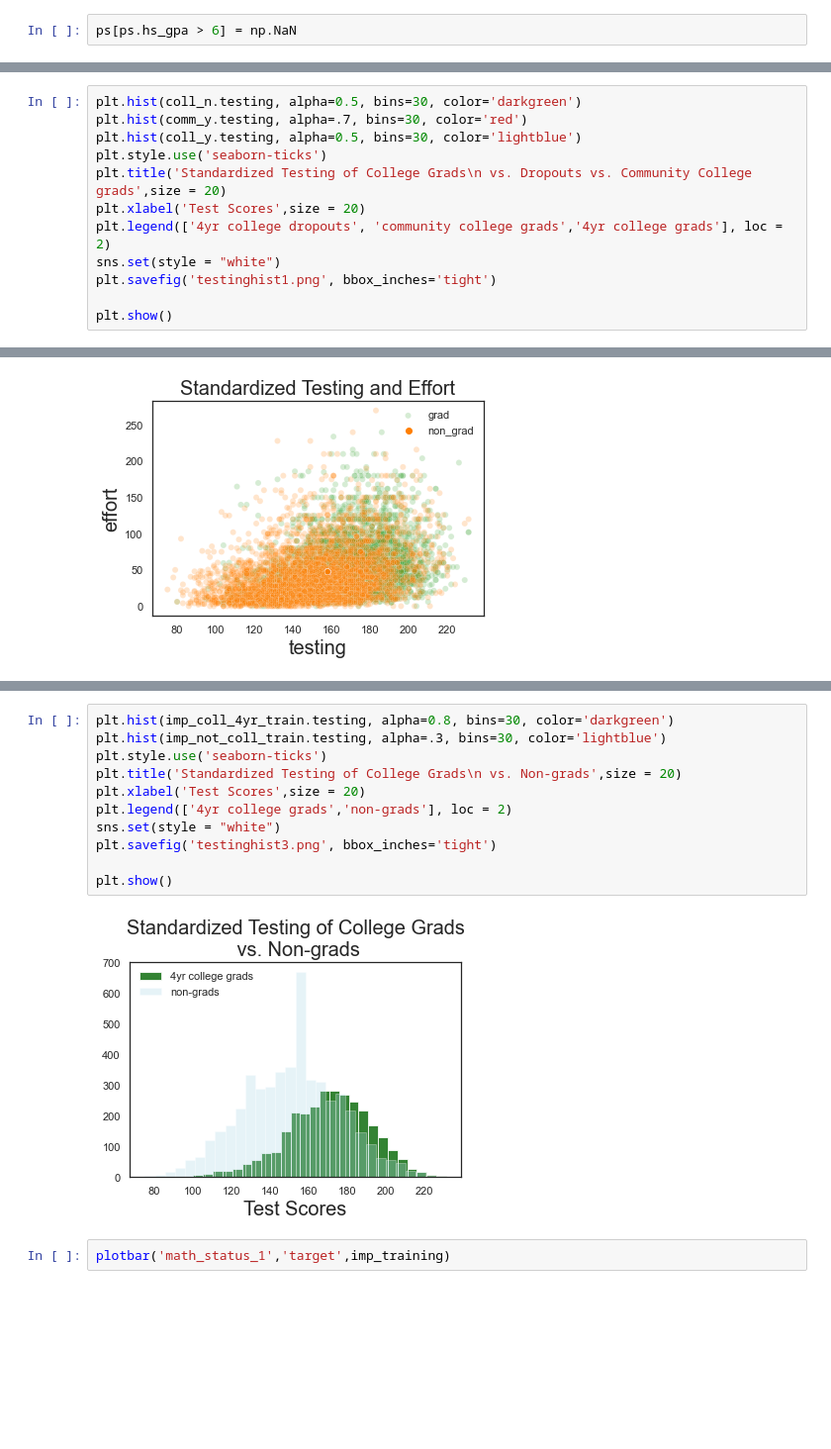
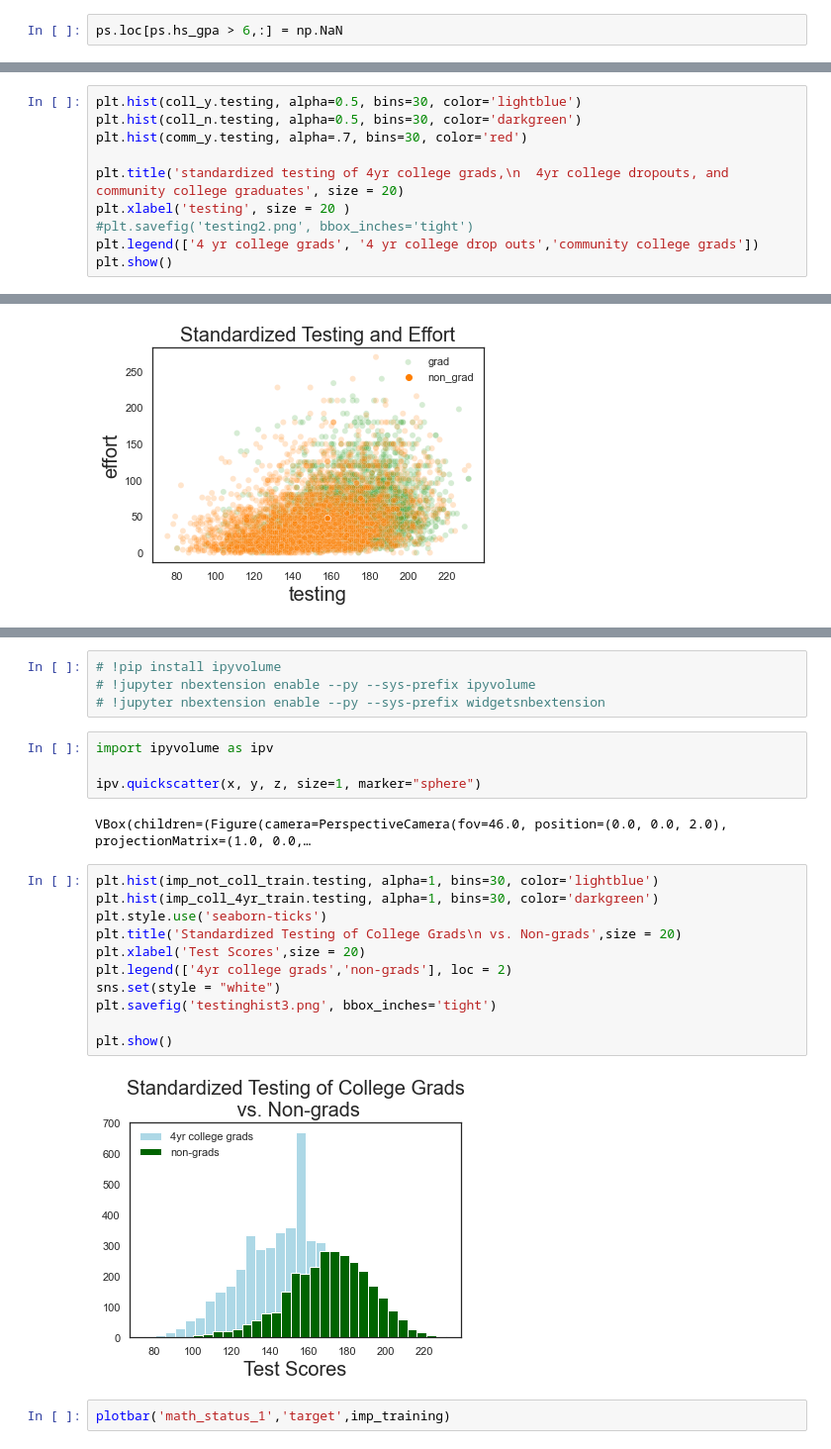
Before and after one commit to eonslemp/ML_assisted_college_advising, a Jupyter notebook: code/final_notebook.ipynb, the cells around one changed output, grey strips where cells are left out. Shown at 99% size. Saved outputs shown, nothing was run; the diff lists cells and outputs as text; blank space fills up the shorter version.

```diff
--- a/code/final_notebook.ipynb
+++ b/code/final_notebook.ipynb
@@ -182,5 +182,5 @@ Name: hs_gpa, dtype: int64
 # %% [markdown]
 for 'hs_gpa' value counts over '6' are NaN
 # %%
-ps[ps.hs_gpa > 6] = np.NaN
+ps.loc[ps.hs_gpa > 6,:] = np.NaN
 # %% [output]
@@ -483,15 +486,13 @@ standardized testing mean for trade school dropouts is: 132.7
 I was surprised to see such a large gap in standardized testing between 4yr college dropouts and community college graduates.  College graduates have standardized testing about 1 standard deviation above community college graduates.
 Also surprised to see how close the standardized testing is for community college grads vs. dropouts and trade school grads vs dropouts.
 # %%
+plt.hist(coll_y.testing, alpha=0.5, bins=30, color='lightblue')
 plt.hist(coll_n.testing, alpha=0.5, bins=30, color='darkgreen')
 plt.hist(comm_y.testing, alpha=.7, bins=30, color='red')
-plt.hist(coll_y.testing, alpha=0.5, bins=30, color='lightblue')
-plt.style.use('seaborn-ticks')
-plt.title('Standardized Testing of College Grads\n vs. Dropouts vs. Community College grads',size = 20)
-plt.xlabel('Test Scores',size = 20)
-plt.legend(['4yr college dropouts', 'community college grads','4yr college grads'], loc = 2)
-sns.set(style = "white")
-plt.savefig('testinghist1.png', bbox_inches='tight')
 
+plt.title('standardized testing of 4yr college grads,\n  4yr college dropouts, and community college graduates', size = 20)
+plt.xlabel('testing', size = 20 )
+#plt.savefig('testing2.png', bbox_inches='tight')
+plt.legend(['4 yr college grads', '4 yr college drop outs','community college grads'])
 plt.show()
 # %% [output]
@@ -776,16 +897,26 @@ plt.show()
+# %%
+# !pip install ipyvolume
+# !jupyter nbextension enable --py --sys-prefix ipyvolume
+# !jupyter nbextension enable --py --sys-prefix widgetsnbextension
+# %%
+import ipyvolume as ipv
+
+ipv.quickscatter(x, y, z, size=1, marker="sphere")
+# %% [output]
+VBox(children=(Figure(camera=PerspectiveCamera(fov=46.0, position=(0.0, 0.0, 2.0), projectionMatrix=(1.0, 0.0,…
 # %%
-plt.hist(imp_coll_4yr_train.testing, alpha=0.8, bins=30, color='darkgreen')
-plt.hist(imp_not_coll_train.testing, alpha=.3, bins=30, color='lightblue')
+plt.hist(imp_not_coll_train.testing, alpha=1, bins=30, color='lightblue')
+plt.hist(imp_coll_4yr_train.testing, alpha=1, bins=30, color='darkgreen')
 plt.style.use('seaborn-ticks')
 plt.title('Standardized Testing of College Grads\n vs. Non-grads',size = 20)
 plt.xlabel('Test Scores',size = 20)
 plt.legend(['4yr college grads','non-grads'], loc = 2)
 sns.set(style = "white")
 plt.savefig('testinghist3.png', bbox_inches='tight')
 
 plt.show()
 # %% [output]
-[figure, old version]
+[figure, new version]
 # %%
 plotbar('math_status_1','target',imp_training)
 # %% [output]
```
Also changed, not shown: parts of 25 cells of this notebook, 17 other files.
